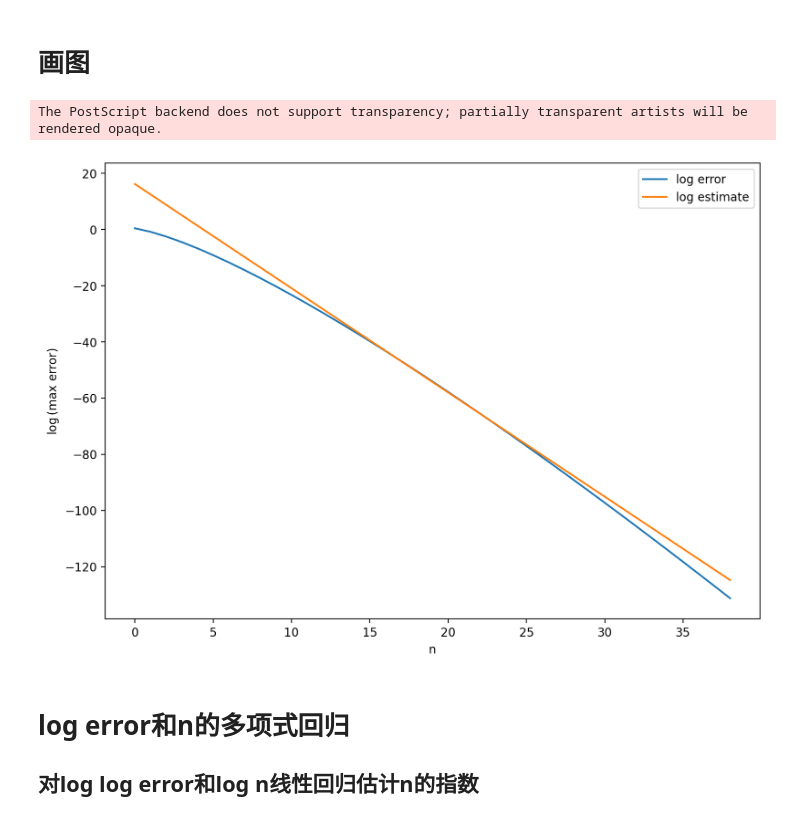
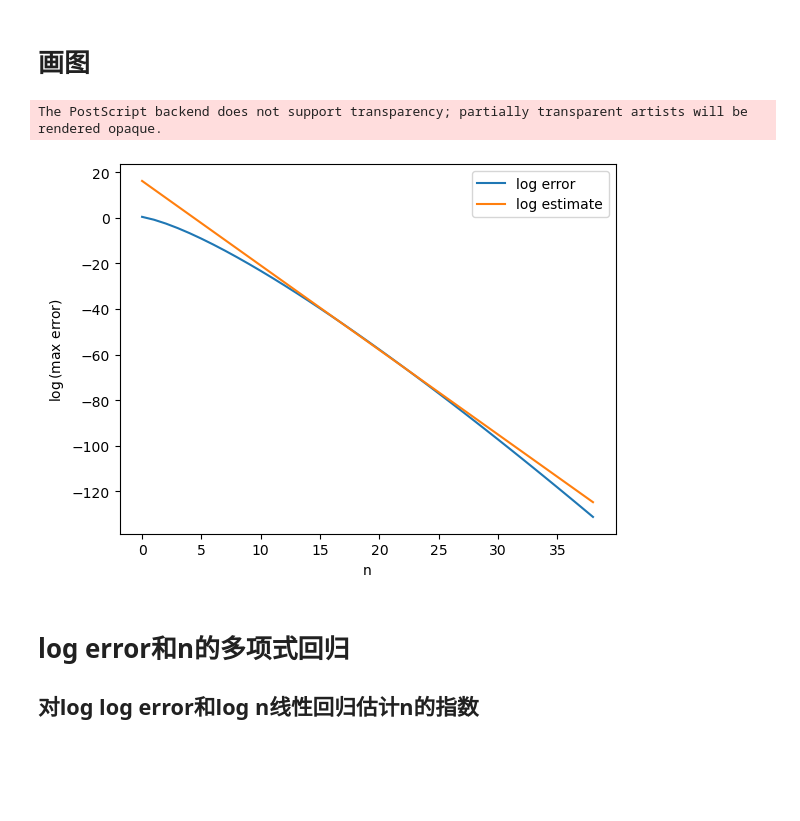
Before and after one commit to Suffoc/SquareApproximation, a Jupyter notebook: SquareApproximation.ipynb, the cells around one changed output. Cells and saved outputs as stored; diff of their text form; code cells hidden in the pictures; blank space fills up the shorter version.

```diff
--- a/SquareApproximation.ipynb
+++ b/SquareApproximation.ipynb
@@ -20,7 +20,7 @@ Lgd = [sympy.numer(1), x]
 
 for i in range(2,max_n + 1):
     Lgd.append(sympy.simplify(Rational(2 * i - 1, i) * x * Lgd[i - 1] - Rational(i - 1, i) * Lgd[i - 2]))
-for i in range(max_n + 1):
+for i in range(11):
     print(i, Lgd[i])
 # %% [output]
 0 1
@@ -76,7 +70,7 @@ for i in range(max_n + 1):
     P.append(sympy.simplify(tmp_p))
     epsilon_func.append(sympy.simplify(f - P[i]))
 
-for i in range(max_n + 1):
+for i in range(11):
     print(i, P[i], epsilon_func[i])
 # %% [output]
 0 sinh(1) exp(x) - sinh(1)
@@ -238,17 +207,17 @@ print(lin_coef_error)
 # 画图
 # %%
 lin_log_error_est = np.matmul(lin_A, lin_coef_error)
-plt.figure(figsize=(10,7), dpi=200)
+plt.figure()
 plt.plot(n, log_error, label = "log error")
 plt.plot(n, lin_log_error_est, label = "log estimate")
 plt.legend(loc = "best")
 plt.xlabel("n")
 plt.ylabel("$\log$(max error)")
 plt.savefig("linear regression of logerror to n.eps", dpi = 300, format = "eps")
 plt.show()
 # %% [output]
 The PostScript backend does not support transparency; partially transparent artists will be rendered opaque.
-[figure, old version]
+[figure, new version]
 # %% [markdown]
 # log error和n的多项式回归
 ## 对log log error和log n线性回归估计n的指数
```
Also changed, not shown: parts of 6 cells of this notebook, 7 other files.
